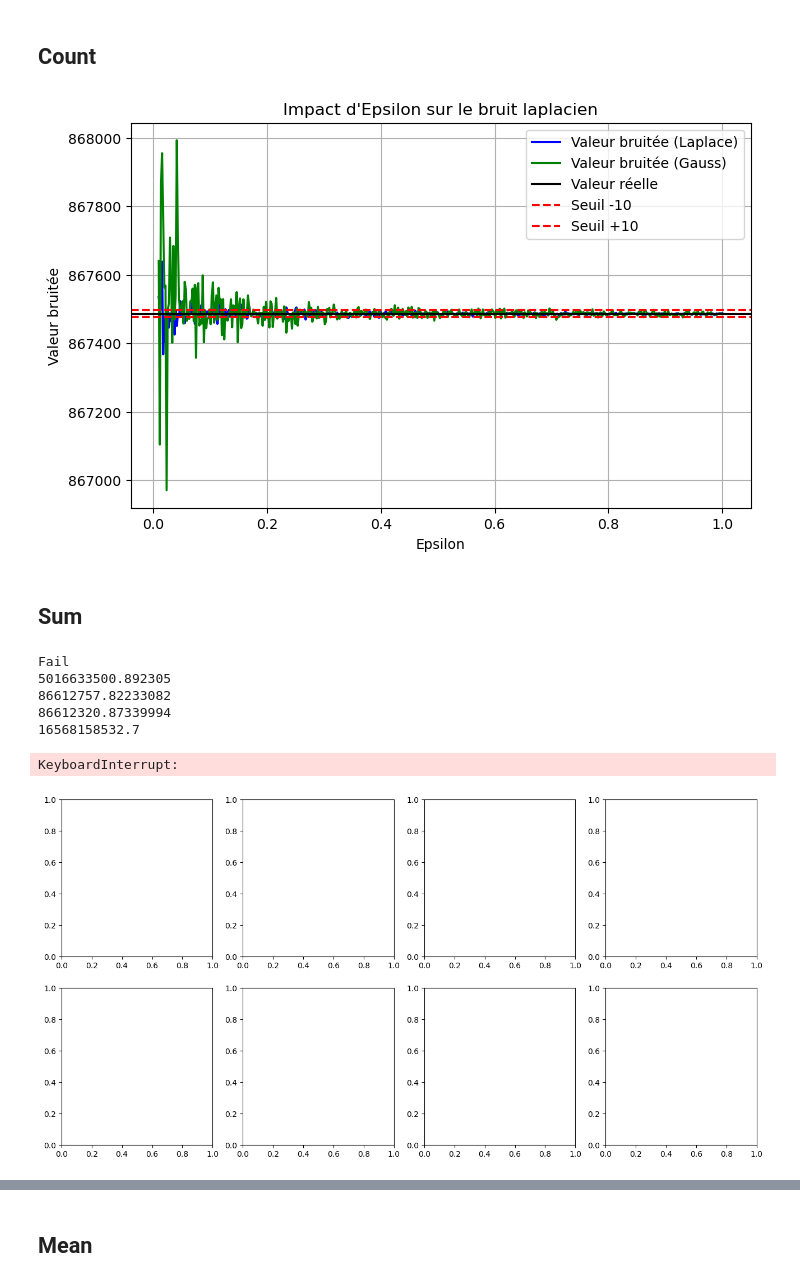
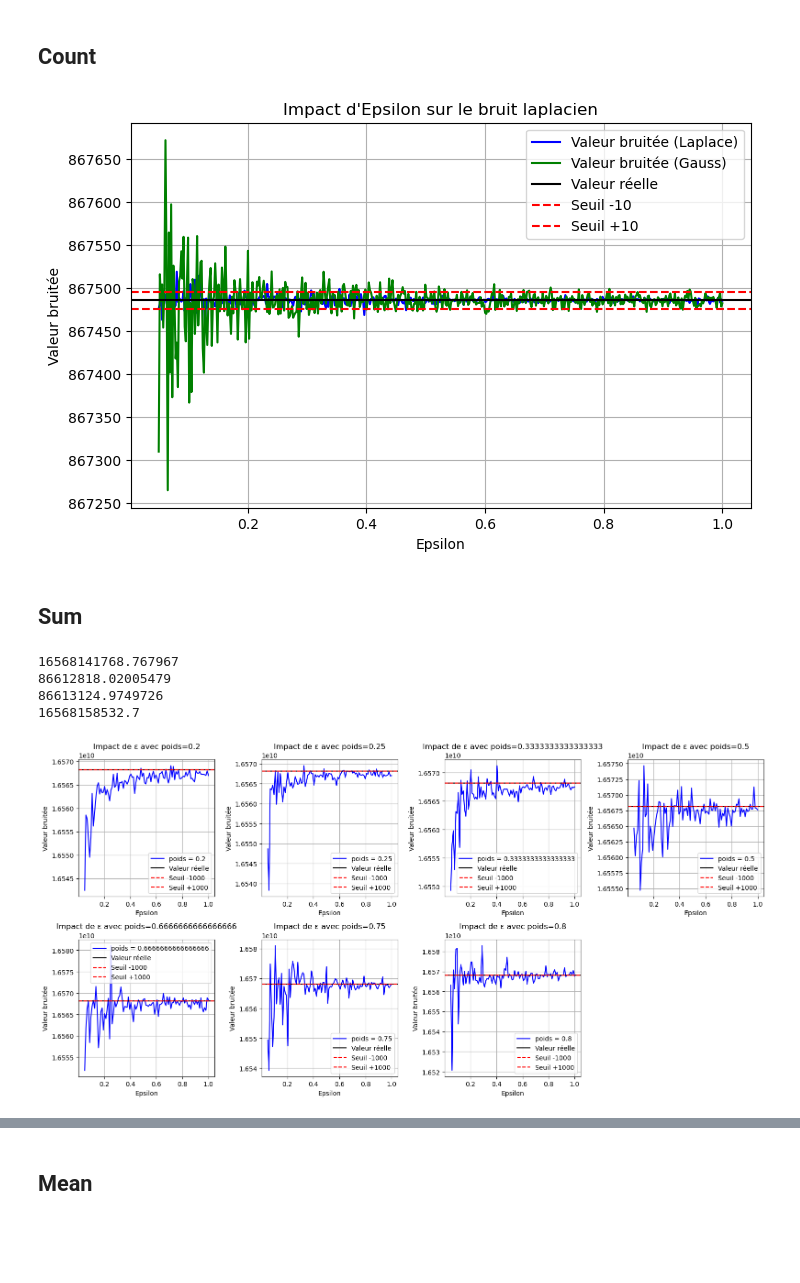
Before and after one commit to StuartBenoliel/Stage_3A, a Jupyter notebook: Didacticiel.ipynb, the cells around one changed output, grey strips where cells are left out. Saved outputs shown, nothing was run; the diff lists cells and outputs as text; code cells hidden in the pictures; blank space fills up the shorter version.

```diff
--- a/Didacticiel.ipynb
+++ b/Didacticiel.ipynb
@@ -20,0 +23,12 @@ fs.ls("stuartbenoliel/stage_3A")
+# %%
+import pandas as pd
+import geopandas as gpd
+
+# Charger le fichier .gpkg
+
+BUCKET = "stuartbenoliel"
+FILE_KEY_S3 = "stage_3A/households_974.gpkg"
+FILE_PATH_S3 = BUCKET + "/" + FILE_KEY_S3
+
+with fs.open(FILE_PATH_S3, mode="rb") as file_in:
+    df_test = gpd.read_file(file_in)
@@ -182,7 +216,7 @@ Design an algorithm to produce differentially private versions of the following
 # %% [markdown]
 ## Count
 # %%
-epsilon_values = np.linspace(0.01, 1, 500)
+epsilon_values = np.linspace(0.05, 1, 500)
 noisy_values = [laplace_mech(len(df), 1, eps) for eps in epsilon_values]
 noisy_values_gauss = [gaussian_mech(len(df), 1, eps, delta = 1e-5) for eps in epsilon_values]
 
@@ -201,7 +235,7 @@ plt.legend()
 plt.grid()
 plt.show()
 # %% [output]
-[figure, old version]
+[figure, new version]
 # %% [markdown]
 ## Sum
 # %%
@@ -210,11 +244,12 @@ def auto_sum(df, epsilon, poids = 1/2):
         return lambda df: df.clip(lower=0, upper=b).sum() - df.clip(lower=0, upper=b+1).sum()
 
     # Construct the stream of queries
-    bs = range(1,150000,5)
+    bs = range(100_000, 500_000, 1_000)
     queries = [create_query(b) for b in bs]
 
     epsilon_b = epsilon * poids
     epsilon_sum = epsilon * (1-poids)
+
 
     final_b = bs[above_threshold(queries, df, 0, epsilon_b)]
 
@@ -237,41 +272,39 @@ print(NoisySum(df[var_1], 0, 100, 1))
 print(NoisySum(df[var_1], 0, 100, 0.9, 1e-5, distrib="Gauss"))
 print(df[var_1].sum())
 # %% [output]
-Fail
-5016633500.892305
-86612757.82233082
-86612320.87339994
+16568141768.767967
+86612818.02005479
+86613124.9749726
 16568158532.7
 # %%
 # Paramètres
-epsilon_values = np.linspace(0, 1, 3)  # Éviter epsilon=0
+epsilon_values = np.linspace(0.05, 1, 100)  # Éviter epsilon=0
 poids_values = [1/5, 1/4, 1/3, 1/2, 2/3, 3/4, 4/5]  # Différentes valeurs de poids
 
 # Création des subplots
 fig, axes = plt.subplots(nrows=2, ncols=4, figsize=(16, 8))  # 2 lignes, 4 colonnes
 axes = axes.flatten()  # Facilité d'indexation
 
 for i, poids in enumerate(poids_values):
     noisy_values = [auto_sum(df[var_1], eps, poids) for eps in epsilon_values]
 
     ax = axes[i]
     ax.plot(epsilon_values, noisy_values, label=f"poids = {poids}", color='blue')
     ax.axhline(df[var_1].sum(), color='black', linestyle='-', label="Valeur réelle")
     ax.axhline(df[var_1].sum() - 1000, color='red', linestyle='--', label="Seuil -1000")
     ax.axhline(df[var_1].sum() + 1000, color='red', linestyle='--', label="Seuil +1000")
 
     ax.set_xlabel("Epsilon")
     ax.set_ylabel("Valeur bruitée")
     ax.set_title(f"Impact de ε avec poids={poids}")
     ax.legend()
     ax.grid()
 
 # Suppression du dernier subplot vide si le nombre de poids est impair
 fig.delaxes(axes[-1])
 
 plt.tight_layout()
 plt.show()
 # %% [output]
-KeyboardInterrupt:
-[figure, old version]
+[figure, new version]
 # %%
```
Also changed, not shown: parts of 10 cells of this notebook.
